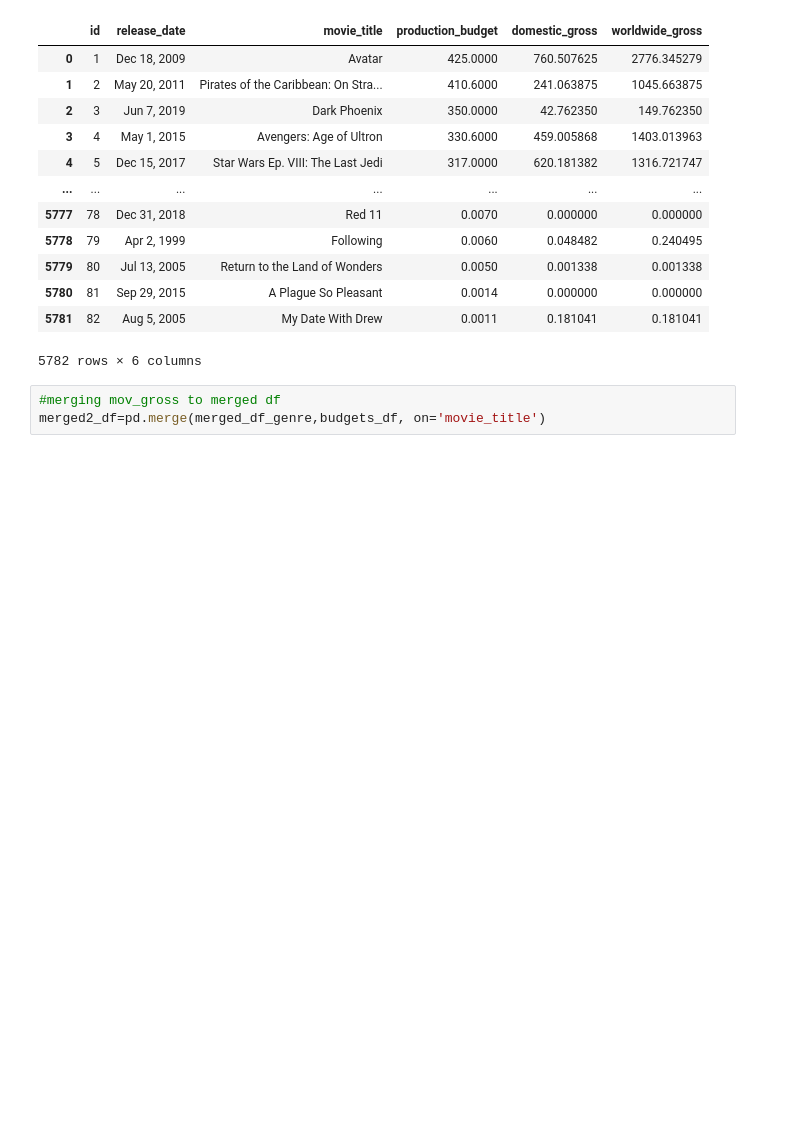
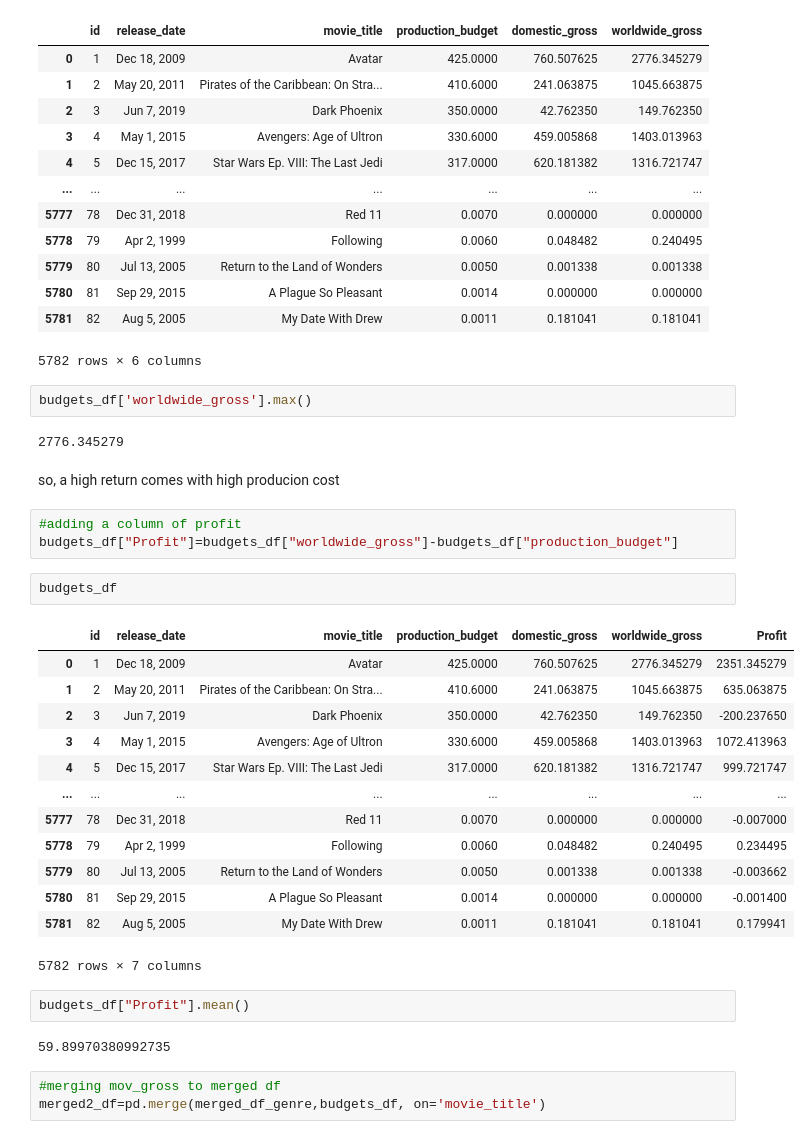
Before and after one commit to Aquinate22/dsc-phase-1-project, a Jupyter notebook: project Phase_1/movies_EDA/dsc-phase-1-project/student.ipynb, the cells around one changed output. Drawn from its saved outputs; the diff is of its cells as text; blank space fills up the shorter version.

```diff
--- a/project Phase_1/movies_EDA/dsc-phase-1-project/student.ipynb
+++ b/project Phase_1/movies_EDA/dsc-phase-1-project/student.ipynb
@@ -660,6 +645,35 @@ budgets_df
 | 5780 | 81 | Sep 29, 2015 | A Plague So Pleasant | 0.0014 | 0.000000 | 0.000000 |
 | 5781 | 82 | Aug 5, 2005 | My Date With Drew | 0.0011 | 0.181041 | 0.181041 |
 5782 rows × 6 columns
+# %%
+budgets_df['worldwide_gross'].max()
+# %% [output]
+2776.345279
+# %% [markdown]
+so, a high return comes with high producion cost
+# %%
+#adding a column of profit
+budgets_df["Profit"]=budgets_df["worldwide_gross"]-budgets_df["production_budget"]
+# %%
+budgets_df
+# %% [output]
+|  | id | release_date | movie_title | production_budget | domestic_gross | worldwide_gross | Profit |
+| 0 | 1 | Dec 18, 2009 | Avatar | 425.0000 | 760.507625 | 2776.345279 | 2351.345279 |
+| 1 | 2 | May 20, 2011 | Pirates of the Caribbean: On Stra... | 410.6000 | 241.063875 | 1045.663875 | 635.063875 |
+| 2 | 3 | Jun 7, 2019 | Dark Phoenix | 350.0000 | 42.762350 | 149.762350 | -200.237650 |
+| 3 | 4 | May 1, 2015 | Avengers: Age of Ultron | 330.6000 | 459.005868 | 1403.013963 | 1072.413963 |
+| 4 | 5 | Dec 15, 2017 | Star Wars Ep. VIII: The Last Jedi | 317.0000 | 620.181382 | 1316.721747 | 999.721747 |
+| ... | ... | ... | ... | ... | ... | ... | ... |
+| 5777 | 78 | Dec 31, 2018 | Red 11 | 0.0070 | 0.000000 | 0.000000 | -0.007000 |
+| 5778 | 79 | Apr 2, 1999 | Following | 0.0060 | 0.048482 | 0.240495 | 0.234495 |
+| 5779 | 80 | Jul 13, 2005 | Return to the Land of Wonders | 0.0050 | 0.001338 | 0.001338 | -0.003662 |
+| 5780 | 81 | Sep 29, 2015 | A Plague So Pleasant | 0.0014 | 0.000000 | 0.000000 | -0.001400 |
+| 5781 | 82 | Aug 5, 2005 | My Date With Drew | 0.0011 | 0.181041 | 0.181041 | 0.179941 |
+5782 rows × 7 columns
+# %%
+budgets_df["Profit"].mean()
+# %% [output]
+59.89970380992735
 # %%
 #merging mov_gross to merged df
 merged2_df=pd.merge(merged_df_genre,budgets_df, on='movie_title')
```
Also changed, not shown: parts of 20 cells of this notebook.
